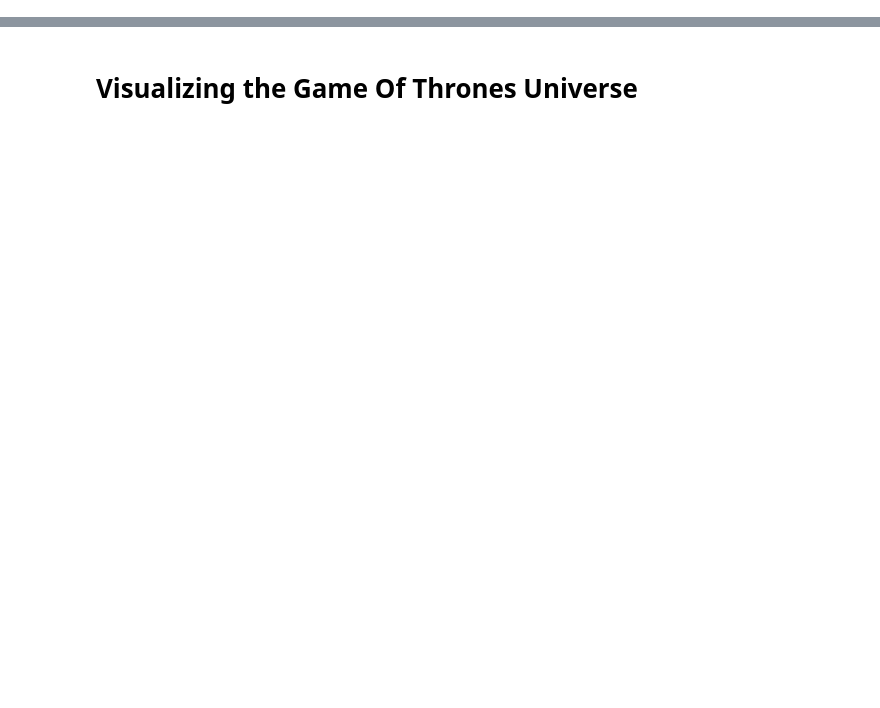
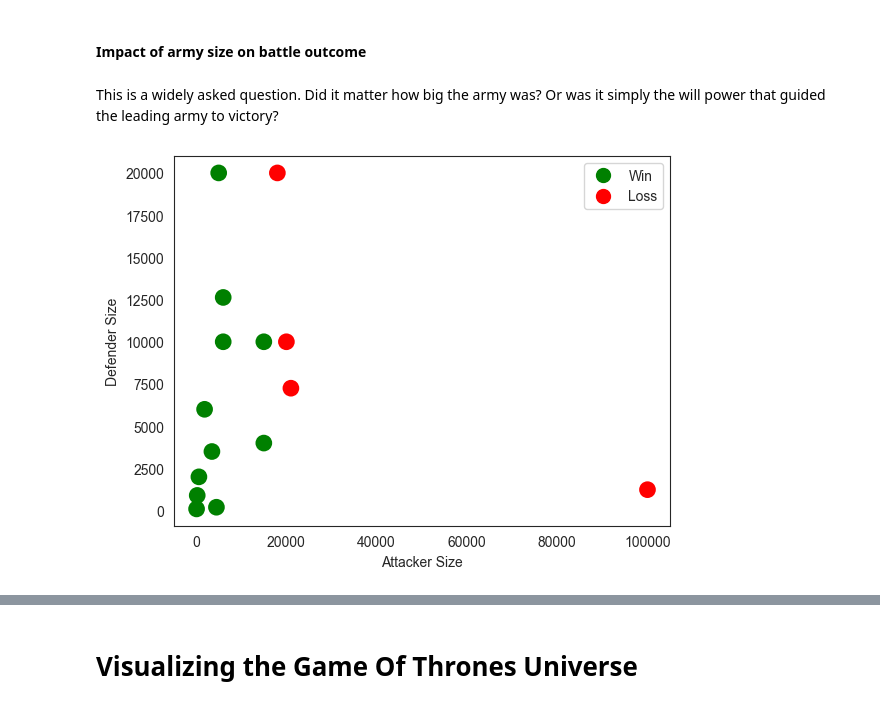
Before and after one commit to PurviChaurasia/Book-character-visualizations, a Jupyter notebook: game_of_thrones/plot_got.ipynb, the cells around one changed output, grey strips where cells are left out. Saved outputs shown, nothing was run; the diff lists cells and outputs as text; code cells hidden in the pictures; blank space fills up the shorter version.

```diff
--- a/game_of_thrones/plot_got.ipynb
+++ b/game_of_thrones/plot_got.ipynb
@@ -0,0 +48,17 @@
+# %% [markdown]
+#### Impact of army size on battle outcome
+# %% [markdown]
+This is a widely asked question. Did it matter how big the army was? Or was it simply the will power that guided the leading army to victory?
+# %%
+data = battles.dropna(axis = 0, subset = ["attacker_size", "defender_size", "attacker_outcome"]).copy(deep = True)
+colors = ["green" if x == "win" else "red" for x in data.attacker_outcome.values]
+p = data.plot.scatter("attacker_size", "defender_size", c = colors, s = 100, lw = 2.)
+_ = p.set(xlabel = "Attacker Size", ylabel = "Defender Size")
+# Add legend
+win_patch = plt.Line2D([], [], marker="o", color="green", linestyle="", markersize=10, label="Win")
+loss_patch = plt.Line2D([], [], marker="o", color="red", linestyle="", markersize=10, label="Loss")
+p.legend(handles=[win_patch, loss_patch])
+
+plt.show()
+# %% [output]
+[figure, added]
```
Also changed, not shown: parts of 22 cells of this notebook, 41 other files.
